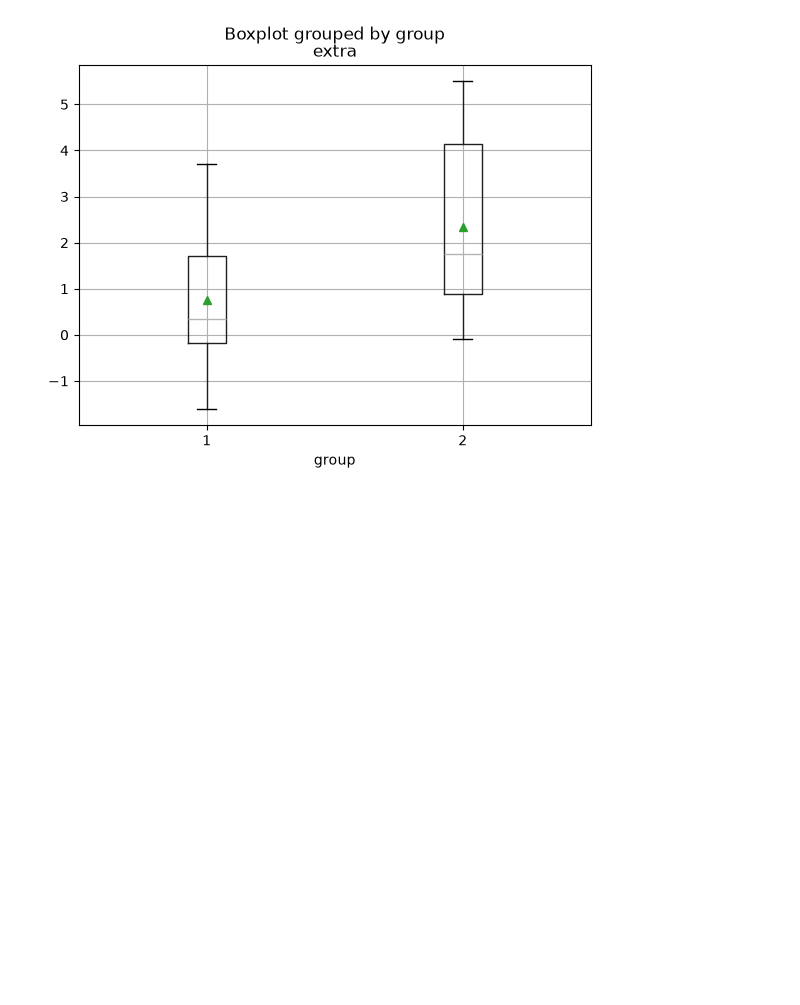
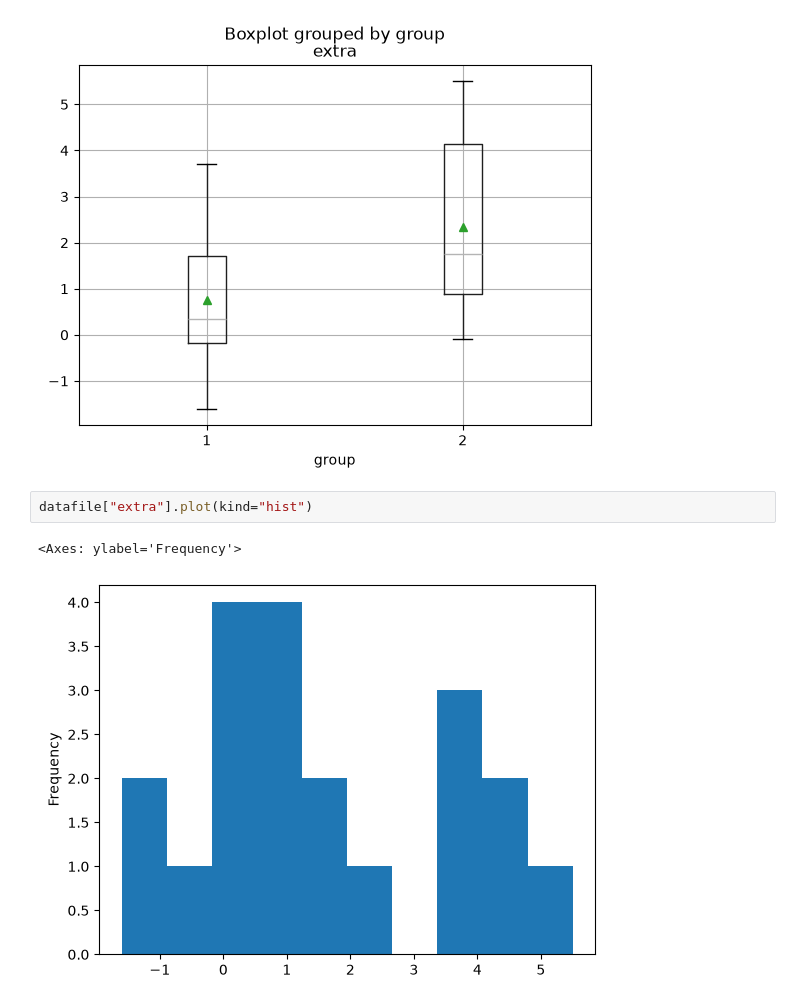
Before and after one commit to gc4113n/Fall-Winter2026, a Jupyter notebook: Georgia Allen.ipynb, the cells around one changed output. Cells and saved outputs as stored; diff of their text form; blank space fills up the shorter version.

```diff
--- a/Georgia Allen.ipynb
+++ b/Georgia Allen.ipynb
@@ -14,3 +14,8 @@ datafile.boxplot (column="extra", by="group", showmeans=True)
 # %% [output]
 <Axes: title={'center': 'extra'}, xlabel='group'>
 [figure]
+# %%
+datafile["extra"].plot(kind="hist")
+# %% [output]
+<Axes: ylabel='Frequency'>
+[figure, added]
```
